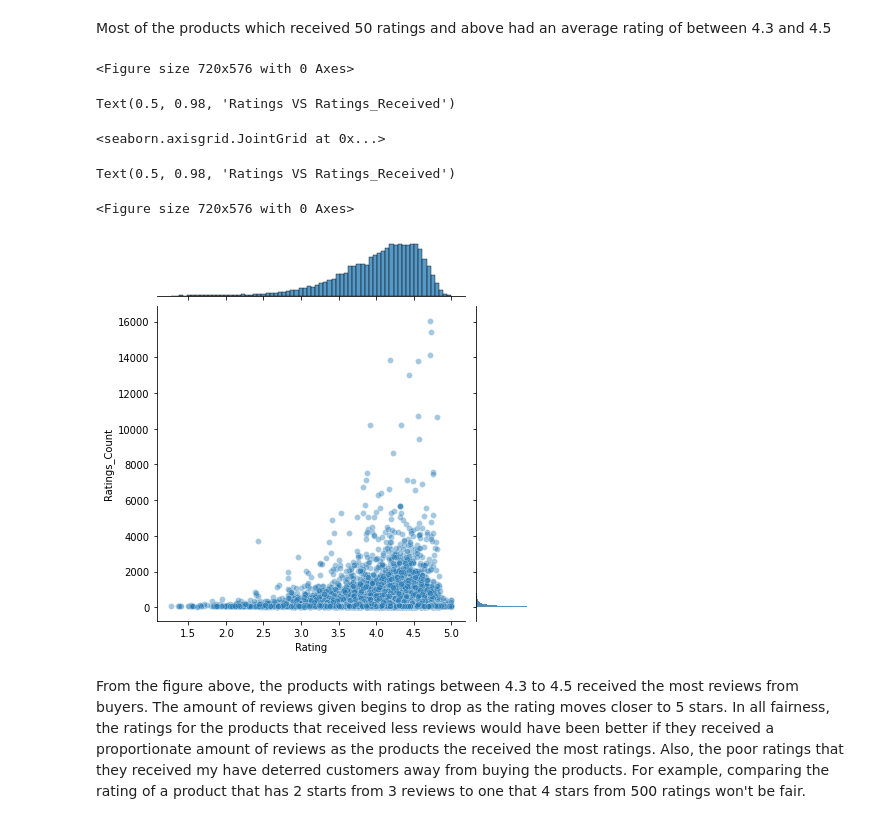
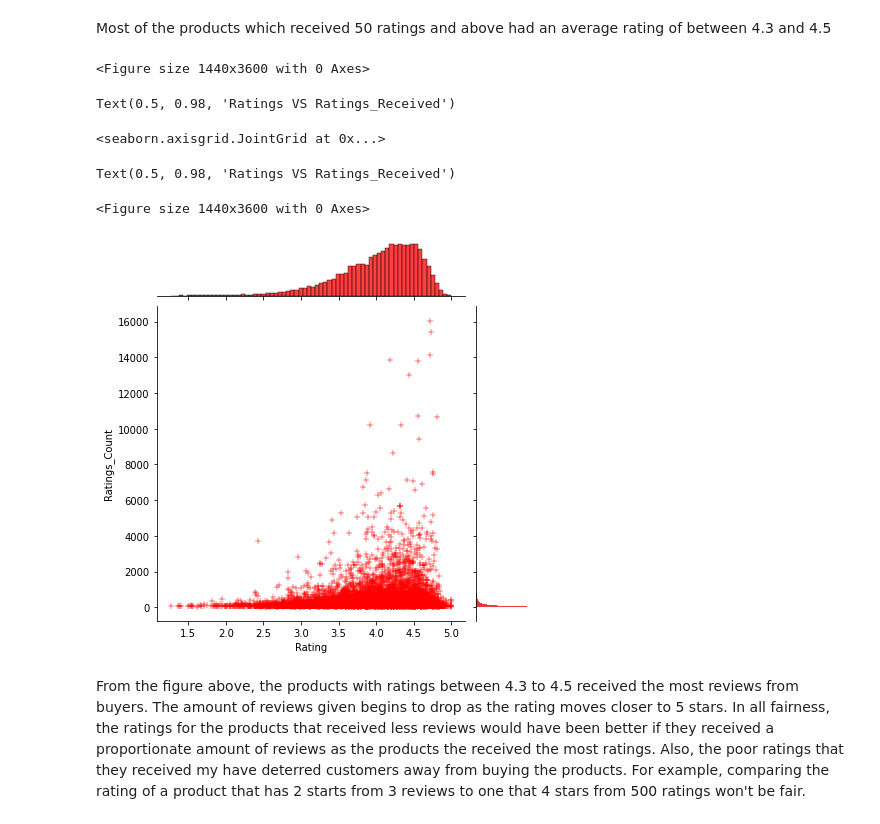
Before and after one commit to Blaisekhan/Capstone-Project---Recommender-Systems, a Jupyter notebook: Capstone_codes_copy.ipynb, the cells around one changed output. Drawn from its saved outputs; the diff is of its cells as text; code cells hidden in the pictures.

```diff
--- a/Capstone_codes_copy.ipynb
+++ b/Capstone_codes_copy.ipynb
@@ -348,17 +361,17 @@ NameError: ignored
 Most of the products which received 50 ratings and above had an average rating of between 4.3 and 4.5
 # %%
 #Ratings Vs Ratings received
-plt.figure(figsize=(10,8))
+plt.figure(figsize=(20,50))
 fig.suptitle('Ratings VS Ratings_Received')
-sns.jointplot(x='Rating', y='Ratings_Count', data= avg_total_rating, alpha=0.4)
+sns.jointplot(x='Rating', y='Ratings_Count', data= avg_total_rating, alpha=1, color='r', marker = '+')
 fig.suptitle('Ratings VS Ratings_Received')
 # %% [output]
-<Figure size 720x576 with 0 Axes>
+<Figure size 1440x3600 with 0 Axes>
 Text(0.5, 0.98, 'Ratings VS Ratings_Received')
 <seaborn.axisgrid.JointGrid at 0x...>
 Text(0.5, 0.98, 'Ratings VS Ratings_Received')
-<Figure size 720x576 with 0 Axes>
+<Figure size 1440x3600 with 0 Axes>
-[figure, old version]
+[figure, new version]
 # %% [markdown]
 From the figure above, the products with ratings between 4.3 to 4.5 received the most reviews from buyers. The amount of reviews given begins to drop as the rating moves closer to 5 stars.
 In all fairness, the ratings for the products that received less reviews would have been better if they received a proportionate amount of reviews as the products the received the most ratings. Also, the poor ratings that they received my have deterred customers away from buying the products. For example, comparing the rating of a product that has 2 starts from 3 reviews to one that 4 stars from 500 ratings won't be fair.
```
Also changed, not shown: parts of 8 cells of this notebook.
